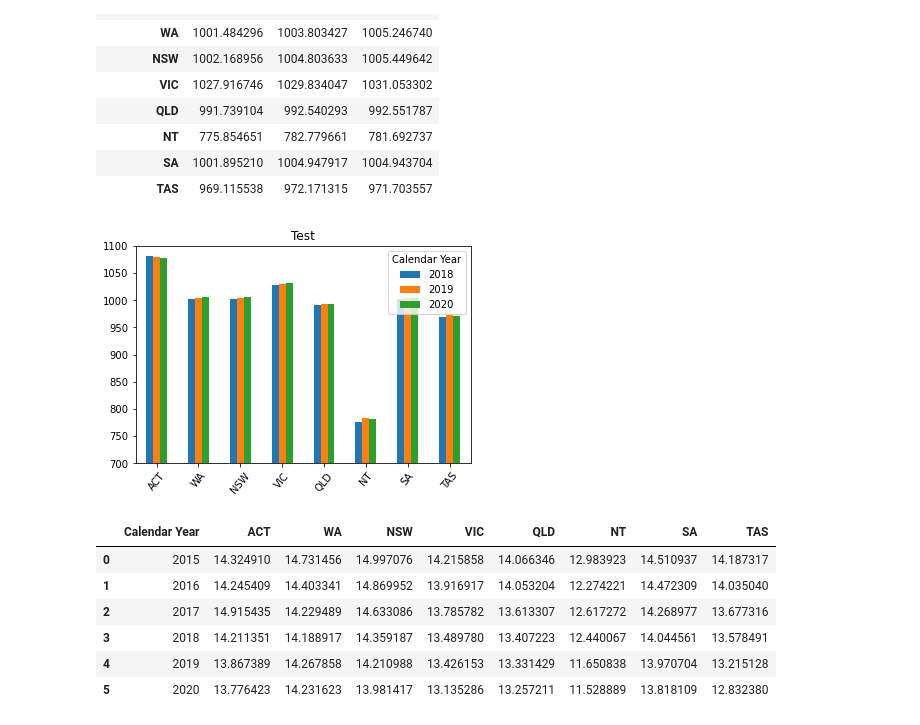
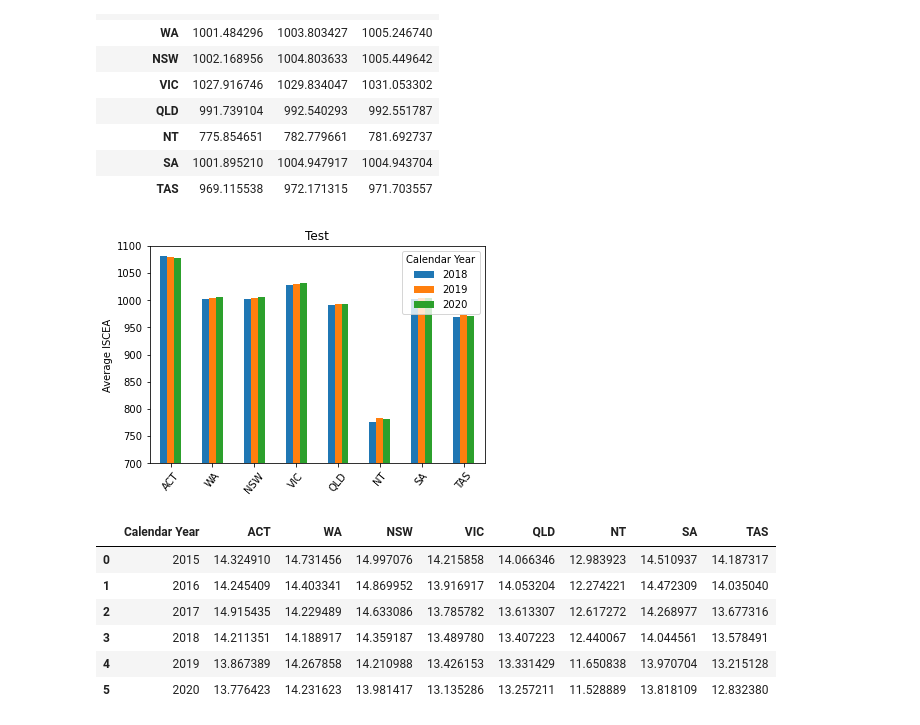
Before and after one commit to keners27/Project-1, a Jupyter notebook: School Data/school_data_analysis.ipynb, the cells around one changed output. Cells and saved outputs as stored; diff of their text form; code cells hidden in the pictures.

```diff
--- a/School Data/school_data_analysis.ipynb
+++ b/School Data/school_data_analysis.ipynb
@@ -73,10 +73,10 @@ school_data
 | TAS | 969.115538 | 972.171315 | 971.703557 |
 # %%
 #Plot the data & save as png
-ax = school_data.plot.bar(ylim=(700,1100),rot=50, title="Test")
+ax = school_data.plot.bar(ylim=(700,1100),rot=50, title="Test", ylabel="Average ISCEA")
 ax.figure.savefig("Output/ICSEA_Bar.png")
 # %% [output]
-[figure, old version]
+[figure, new version]
 # %%
 # Load CSV
 class_data= pd.read_csv('Output/summary_class_data.csv')
```
Also changed, not shown: 2 other files.
